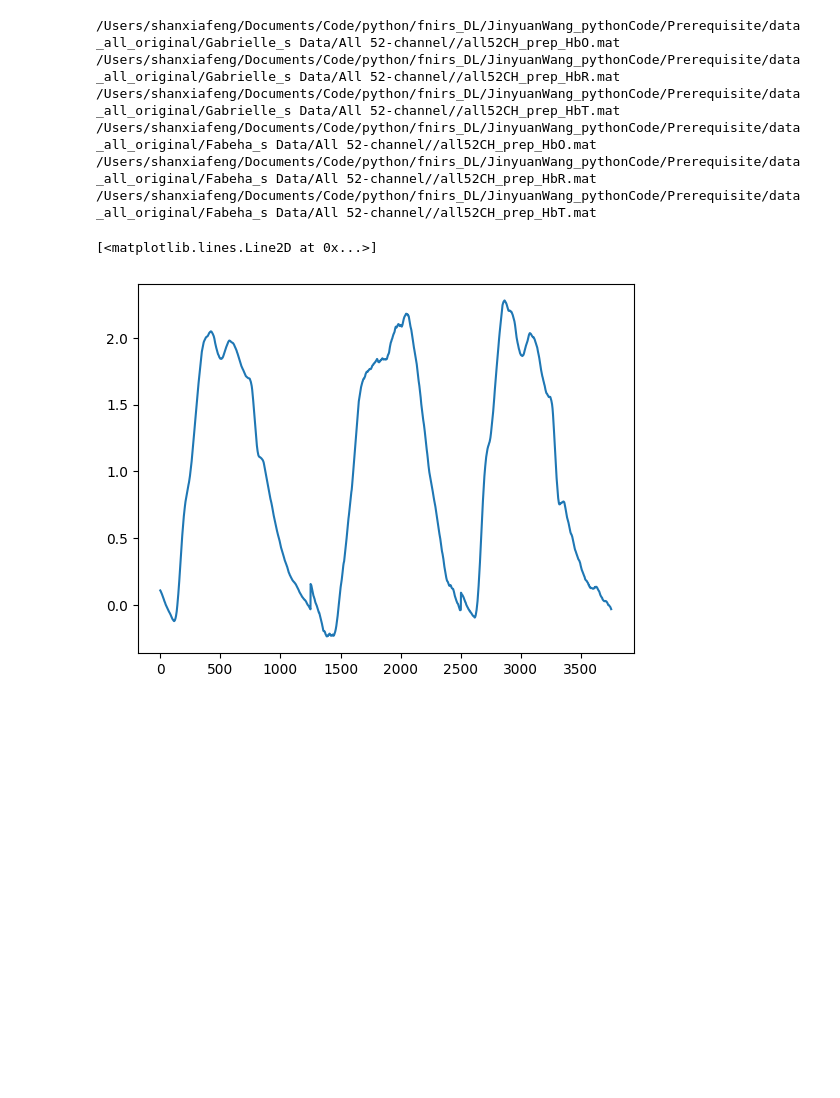
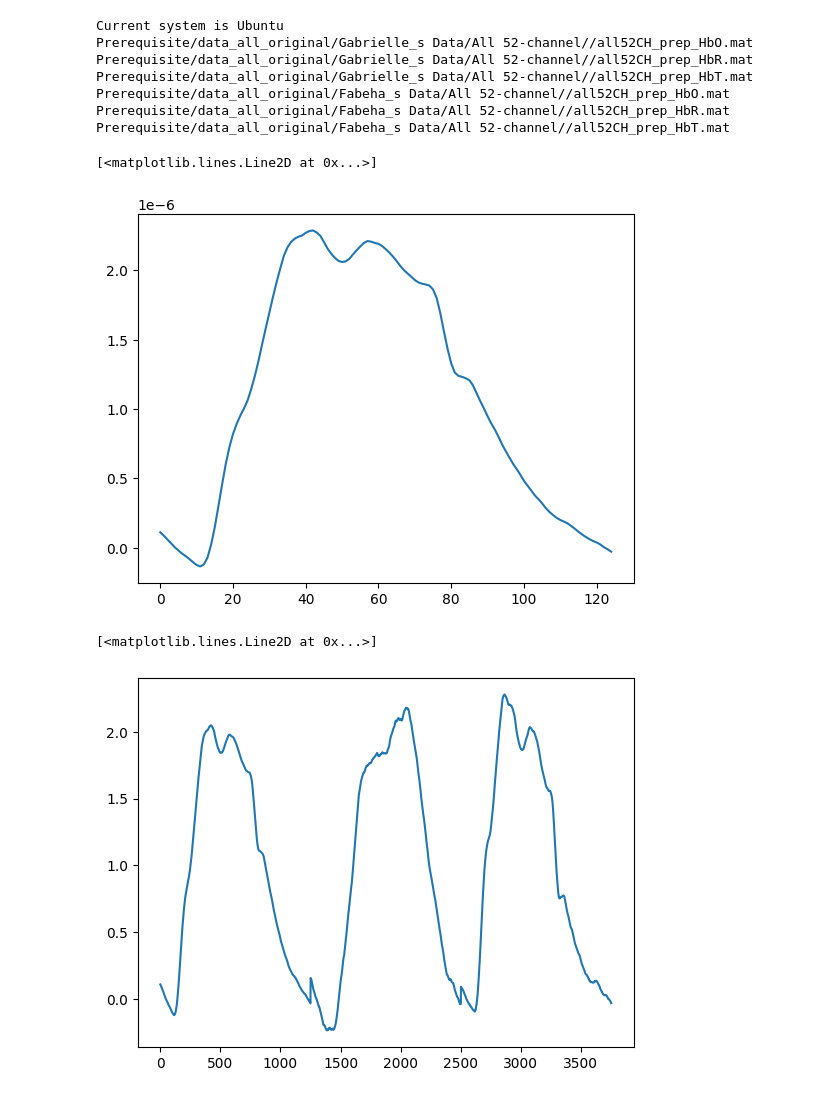
Before and after one commit to jinyuanwong/fnirs-treatment-response-prediction, a Jupyter notebook: scripts/data_process/mdd_classification_data/get_raw.ipynb, the cells around one changed output. Saved outputs shown, nothing was run; the diff lists cells and outputs as text; code cells hidden in the pictures; blank space fills up the shorter version.

```diff
--- a/scripts/data_process/mdd_classification_data/get_raw.ipynb
+++ b/scripts/data_process/mdd_classification_data/get_raw.ipynb
@@ -1,6 +1,20 @@
 # %%
 import numpy as np
 from scipy.io import loadmat
+import sys
+import os
+
+def set_path():
+    if sys.platform == 'darwin':
+        print("Current system is macOS")
+        main_fold_path = '/Users/shanxiafeng/Documents/Project/Research/fnirs-prognosis/code/fnirs-treatment-response-prediction'
+    elif sys.platform == 'linux':
+        print("Current system is Ubuntu")
+        main_fold_path = '/home/jy/Documents/fnirs/treatment_response/fnirs-depression-deeplearning'
+    else:
+        print("Current system is neither macOS nor Ubuntu")
+    os.chdir(main_fold_path)
+set_path()
 
 data_fold = 'Prerequisite/data_all_original'
 
@@ -8,7 +22,7 @@ Hb_types = ['HbO', 'HbR', 'HbT']
 
 # test one
 
-data_pth = '/Users/shanxiafeng/Documents/Code/python/fnirs_DL/JinyuanWang_pythonCode/Prerequisite/data_all_original/Fabeha_s Data/All 52-channel/all52CH_prep_HbO.mat'
+data_pth = 'Prerequisite/data_all_original/Fabeha_s Data/All 52-channel/all52CH_prep_HbO.mat'
 data = loadmat(data_pth)
 
 def read_hb_data_label(data):
@@ -32,7 +46,7 @@ def loop_data_path_hb_type(data_pth):
 
 # correct channel
 def correct_channel(data):
-    map_location = '/Users/shanxiafeng/Documents/Project/Research/fnirs-prognosis/code/fnirs-treatment-response-prediction/allData/diagnosis/Channel_Configuration.mat'
+    map_location = 'allData/diagnosis/Channel_Configuration.mat'
     channel_map = loadmat(map_location)
     all_channel = [ch[0] for ch in channel_map['Channel'][0][0][0][0]] # ['C29', 'C39', 'C18', 'C28', 'C30', 'C31', 'C41', 'C20', 'C43', 'C32', 'C44', 'C45', 'C34', 'C46', 'C47', 'C36', 'C48', 'C49', 'C38', 'C40', 'C50', 'C51', 'C42', 'C52', 'C1', 'C11', 'C2', 'C3', 'C13', 'C4', 'C5', 'C15', 'C6', 'C7', 'C17', 'C19', 'C8', 'C9', 'C21', 'C10', 'C12', 'C33', 'C22', 'C23', 'C35', 'C14', 'C24', 'C25', 'C37', 'C16', 'C26', 'C27']
     correct_location = [all_channel.index('C'+str(i)) for i in range(1, 53)] # [index_of_'C1', index_of_'C2', index_of_'C3', ...]
@@ -40,9 +54,9 @@ def correct_channel(data):
     return data
 
 
-save_fold = '/Users/shanxiafeng/Documents/Project/Research/fnirs-prognosis/code/fnirs-treatment-response-prediction/allData/diagnosis514/'
-dataset_1_pth = '/Users/shanxiafeng/Documents/Code/python/fnirs_DL/JinyuanWang_pythonCode/Prerequisite/data_all_original/Gabrielle_s Data/All 52-channel/'
-dataset_2_pth = '/Users/shanxiafeng/Documents/Code/python/fnirs_DL/JinyuanWang_pythonCode/Prerequisite/data_all_original/Fabeha_s Data/All 52-channel/'
+save_fold = 'allData/diagnosis514/'
+dataset_1_pth = 'Prerequisite/data_all_original/Gabrielle_s Data/All 52-channel/'
+dataset_2_pth = 'Prerequisite/data_all_original/Fabeha_s Data/All 52-channel/'
 
 
 
@@ -70,20 +84,34 @@ label_all = np.delete(label_all, delete_index, axis=0)
 hb_data_all = correct_channel(hb_data_all)
 
 # normalize data by dividing by mean values, and concatenate them together
-hb_data_all = np.concatenate([hb_data_all[..., i] / np.mean(hb_data_all[..., i]) for i in range(3)], axis=2)
+# hb_data_all = np.concatenate([hb_data_all[..., i] / np.mean(hb_data_all[..., i]) for i in range(3)], axis=2)
+hb_data_all = np.concatenate([hb_data_all[..., i] for i in range(3)], axis=2)
 
 # me
+
 
 # save data
 np.save(save_fold + 'hb_data.npy', hb_data_all)
 np.save(save_fold + 'label.npy', label_all)
+
+hbo = hb_data_all[..., :hb_data_all.shape[-1]//3-1]
+# average along -1 by every 10pionts
+hbo = np.mean(hbo.reshape(hbo.shape[0], hbo.shape[1], hbo.shape[2]//10, 10), axis=-1)
+np.save(save_fold + 'hbo_simple_data.npy', hbo)
 # %% [output]
-/Users/shanxiafeng/Documents/Code/python/fnirs_DL/JinyuanWang_pythonCode/Prerequisite/data_all_original/Gabrielle_s Data/All 52-channel//all52CH_prep_HbO.mat
-/Users/shanxiafeng/Documents/Code/python/fnirs_DL/JinyuanWang_pythonCode/Prerequisite/data_all_original/Gabrielle_s Data/All 52-channel//all52CH_prep_HbR.mat
-/Users/shanxiafeng/Documents/Code/python/fnirs_DL/JinyuanWang_pythonCode/Prerequisite/data_all_original/Gabrielle_s Data/All 52-channel//all52CH_prep_HbT.mat
-/Users/shanxiafeng/Documents/Code/python/fnirs_DL/JinyuanWang_pythonCode/Prerequisite/data_all_original/Fabeha_s Data/All 52-channel//all52CH_prep_HbO.mat
-/Users/shanxiafeng/Documents/Code/python/fnirs_DL/JinyuanWang_pythonCode/Prerequisite/data_all_original/Fabeha_s Data/All 52-channel//all52CH_prep_HbR.mat
-/Users/shanxiafeng/Documents/Code/python/fnirs_DL/JinyuanWang_pythonCode/Prerequisite/data_all_original/Fabeha_s Data/All 52-channel//all52CH_prep_HbT.mat
+Current system is Ubuntu
+Prerequisite/data_all_original/Gabrielle_s Data/All 52-channel//all52CH_prep_HbO.mat
+Prerequisite/data_all_original/Gabrielle_s Data/All 52-channel//all52CH_prep_HbR.mat
+Prerequisite/data_all_original/Gabrielle_s Data/All 52-channel//all52CH_prep_HbT.mat
+Prerequisite/data_all_original/Fabeha_s Data/All 52-channel//all52CH_prep_HbO.mat
+Prerequisite/data_all_original/Fabeha_s Data/All 52-channel//all52CH_prep_HbR.mat
+Prerequisite/data_all_original/Fabeha_s Data/All 52-channel//all52CH_prep_HbT.mat
+# %%
+import matplotlib.pyplot as plt
+plt.plot(np.mean(hbo, axis=(0,1)))
+# %% [output]
+[<matplotlib.lines.Line2D at 0x...>]
+[figure, added]
 # %%
 from scipy.stats import zscore
 tmp = np.mean(hb_data_all, axis=(0,1))
```
Also changed, not shown: 41 other files.
